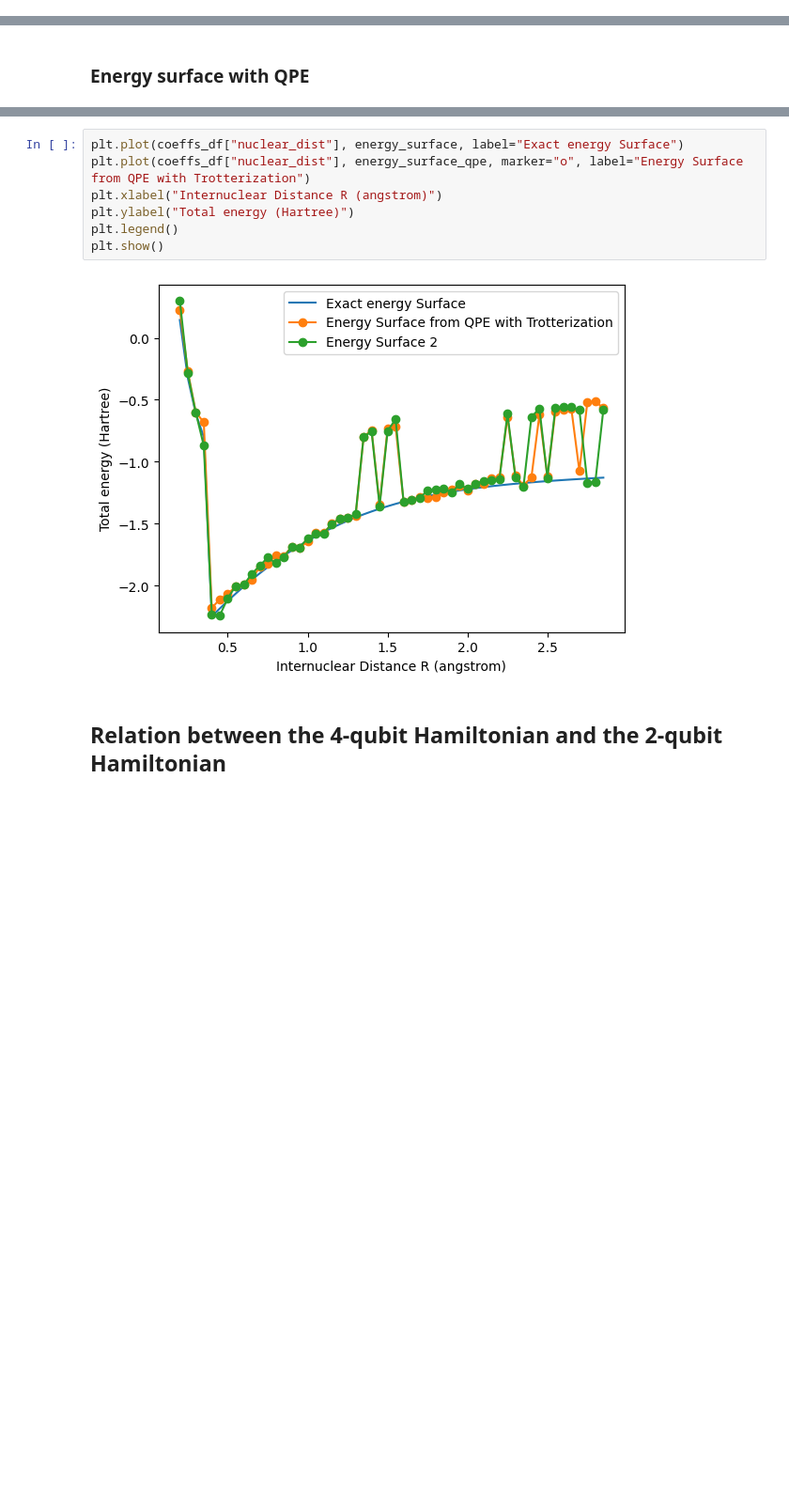
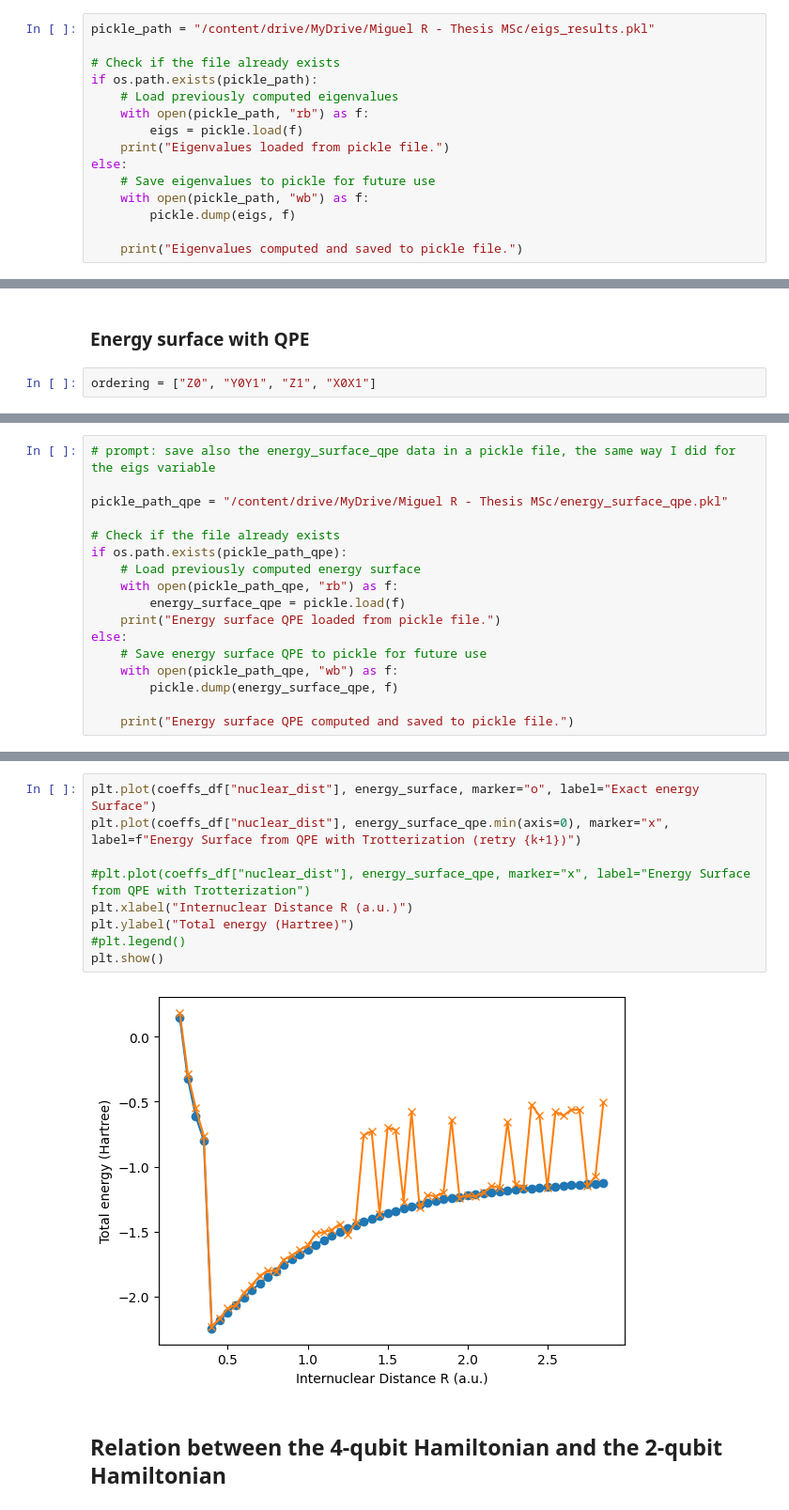
Before and after one commit to miguelruor/QPE-for-H2, a Jupyter notebook: QPE.ipynb, the cells around one changed output, grey strips where cells are left out. Shown at 94% size. Cells and saved outputs as stored; diff of their text form; blank space fills up the shorter version.

```diff
--- a/QPE.ipynb
+++ b/QPE.ipynb
@@ -325,0 +352,15 @@ for trotter_steps in range(1, max_trotter_steps+1):
+# %%
+pickle_path = "/content/drive/MyDrive/Miguel R - Thesis MSc/eigs_results.pkl"
+
+# Check if the file already exists
+if os.path.exists(pickle_path):
+    # Load previously computed eigenvalues
+    with open(pickle_path, "rb") as f:
+        eigs = pickle.load(f)
+    print("Eigenvalues loaded from pickle file.")
+else:
+    # Save eigenvalues to pickle for future use
+    with open(pickle_path, "wb") as f:
+        pickle.dump(eigs, f)
+
+    print("Eigenvalues computed and saved to pickle file.")
@@ -361,3 +407,5 @@ plt.subplots_adjust(bottom=0.3)
 # %% [markdown]
 ### Energy surface with QPE
+# %%
+ordering = ["Z0", "Y0Y1", "Z1", "X0X1"]
 # %%
@@ -389,0 +443,17 @@ for idx, coeffs_row in coeffs_df.iterrows():
+# %%
+# prompt: save also the energy_surface_qpe data in a pickle file, the same way I did for the eigs variable
+
+pickle_path_qpe = "/content/drive/MyDrive/Miguel R - Thesis MSc/energy_surface_qpe.pkl"
+
+# Check if the file already exists
+if os.path.exists(pickle_path_qpe):
+    # Load previously computed energy surface
+    with open(pickle_path_qpe, "rb") as f:
+        energy_surface_qpe = pickle.load(f)
+    print("Energy surface QPE loaded from pickle file.")
+else:
+    # Save energy surface QPE to pickle for future use
+    with open(pickle_path_qpe, "wb") as f:
+        pickle.dump(energy_surface_qpe, f)
+
+    print("Energy surface QPE computed and saved to pickle file.")
@@ -390,12 +499,14 @@ for idx, coeffs_row in coeffs_df.iterrows():
 # %%
-plt.plot(coeffs_df["nuclear_dist"], energy_surface, label="Exact energy Surface")
-plt.plot(coeffs_df["nuclear_dist"], energy_surface_qpe, marker="o", label="Energy Surface from QPE with Trotterization")
-plt.xlabel("Internuclear Distance R (angstrom)")
+plt.plot(coeffs_df["nuclear_dist"], energy_surface, marker="o", label="Exact energy Surface")
+plt.plot(coeffs_df["nuclear_dist"], energy_surface_qpe.min(axis=0), marker="x", label=f"Energy Surface from QPE with Trotterization (retry {k+1})")
+
+#plt.plot(coeffs_df["nuclear_dist"], energy_surface_qpe, marker="x", label="Energy Surface from QPE with Trotterization")
+plt.xlabel("Internuclear Distance R (a.u.)")
 plt.ylabel("Total energy (Hartree)")
-plt.legend()
+#plt.legend()
 plt.show()
 # %% [output]
-[figure, old version]
+[figure, new version]
 # %% [markdown]
 ## Relation between the 4-qubit Hamiltonian and the 2-qubit Hamiltonian
 # %% [markdown]
```
Also changed, not shown: parts of 25 cells of this notebook.
